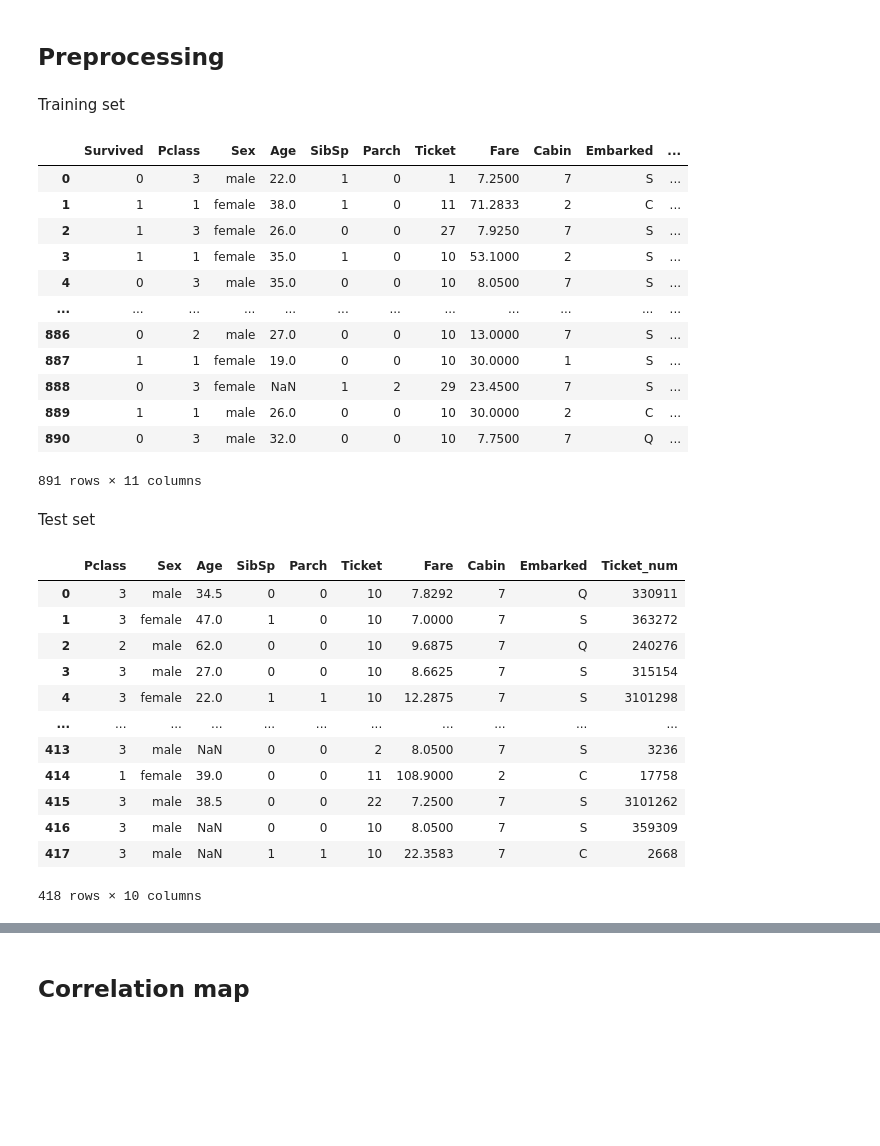
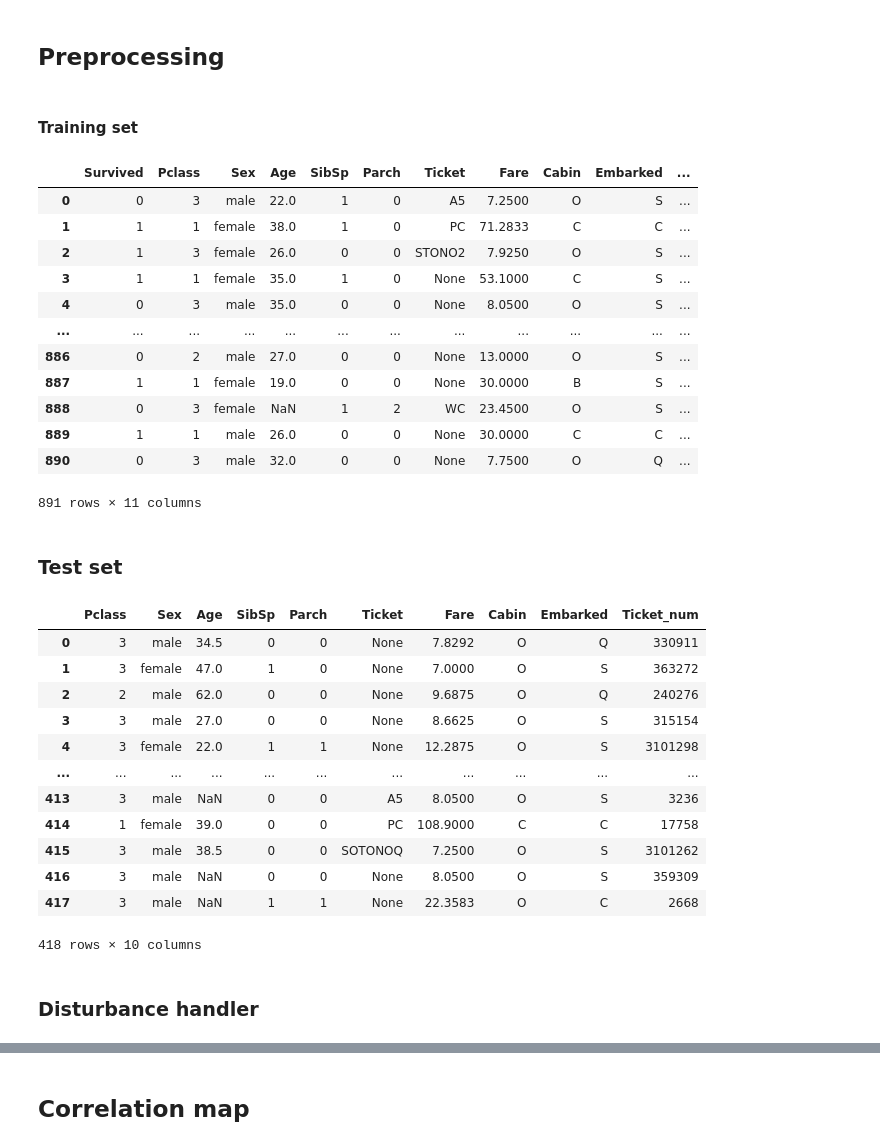
Before and after one commit to KunN-21/Titanic_Competition, a Jupyter notebook: Titannic_Competition.ipynb, the cells around one changed output, grey strips where cells are left out. Drawn from its saved outputs; the diff is of its cells as text; code cells hidden in the pictures; blank space fills up the shorter version.

```diff
--- a/Titannic_Competition.ipynb
+++ b/Titannic_Competition.ipynb
@@ -43,62 +44,59 @@ scaler = StandardScaler()
-# %% [markdown]
-Training set
+# %% [markdown]
+#### Training set
 # %%
 df_train = df_train.drop(columns= ["Name",  "PassengerId"])
 
 df_train["Cabin"] = df_train["Cabin"][:].str[0]
 df_train["Cabin"].fillna("O", inplace=True)
-df_train["Cabin"] = label_encoder.fit_transform(df_train["Cabin"])
 
 df_train = df_train.replace({"Ticket": {"LINE": "LINE 0" }})
 df_train["Ticket_num"] = df_train["Ticket"].str.split(" ").str[-1].astype(int)
 
 df_train["Ticket"] = df_train["Ticket"].str.split(" ").str[0].apply(lambda x: x if x.isnumeric() == False else "None")
 df_train["Ticket"] = df_train["Ticket"].str.replace("/", "",regex=True).str.replace(".", "",regex=True)
-df_train["Ticket"] = label_encoder.fit_transform(df_train["Ticket"])
 
 df_train
 # %% [output]
 |  | Survived | Pclass | Sex | Age | SibSp | Parch | Ticket | Fare | Cabin | Embarked | ... |
-| 0 | 0 | 3 | male | 22.0 | 1 | 0 | 1 | 7.2500 | 7 | S | ... |
-| 1 | 1 | 1 | female | 38.0 | 1 | 0 | 11 | 71.2833 | 2 | C | ... |
-| 2 | 1 | 3 | female | 26.0 | 0 | 0 | 27 | 7.9250 | 7 | S | ... |
-| 3 | 1 | 1 | female | 35.0 | 1 | 0 | 10 | 53.1000 | 2 | S | ... |
-| 4 | 0 | 3 | male | 35.0 | 0 | 0 | 10 | 8.0500 | 7 | S | ... |
+| 0 | 0 | 3 | male | 22.0 | 1 | 0 | A5 | 7.2500 | O | S | ... |
+| 1 | 1 | 1 | female | 38.0 | 1 | 0 | PC | 71.2833 | C | C | ... |
+| 2 | 1 | 3 | female | 26.0 | 0 | 0 | STONO2 | 7.9250 | O | S | ... |
+| 3 | 1 | 1 | female | 35.0 | 1 | 0 | None | 53.1000 | C | S | ... |
+| 4 | 0 | 3 | male | 35.0 | 0 | 0 | None | 8.0500 | O | S | ... |
 | ... | ... | ... | ... | ... | ... | ... | ... | ... | ... | ... | ... |
-| 886 | 0 | 2 | male | 27.0 | 0 | 0 | 10 | 13.0000 | 7 | S | ... |
-| 887 | 1 | 1 | female | 19.0 | 0 | 0 | 10 | 30.0000 | 1 | S | ... |
-| 888 | 0 | 3 | female | NaN | 1 | 2 | 29 | 23.4500 | 7 | S | ... |
-| 889 | 1 | 1 | male | 26.0 | 0 | 0 | 10 | 30.0000 | 2 | C | ... |
-| 890 | 0 | 3 | male | 32.0 | 0 | 0 | 10 | 7.7500 | 7 | Q | ... |
+| 886 | 0 | 2 | male | 27.0 | 0 | 0 | None | 13.0000 | O | S | ... |
+| 887 | 1 | 1 | female | 19.0 | 0 | 0 | None | 30.0000 | B | S | ... |
+| 888 | 0 | 3 | female | NaN | 1 | 2 | WC | 23.4500 | O | S | ... |
+| 889 | 1 | 1 | male | 26.0 | 0 | 0 | None | 30.0000 | C | C | ... |
+| 890 | 0 | 3 | male | 32.0 | 0 | 0 | None | 7.7500 | O | Q | ... |
 891 rows × 11 columns
-# %% [markdown]
-Test set
+# %% [markdown]
+### Test set
 # %%
 df_test = df_test.drop(columns= ["Name", "PassengerId"])
 df_test["Cabin"] = df_test["Cabin"][:].str[0]
 df_test["Cabin"].fillna("O", inplace=True)
-df_test["Cabin"] = label_encoder.fit_transform(df_test["Cabin"])
-
 
 df_test = df_test.replace({"Ticket": {"LINE": "LINE 0" }})
 df_test["Ticket_num"] = df_test["Ticket"].str.split(" ").str[-1].astype(int)
 
 df_test["Ticket"] = df_test["Ticket"].str.split(" ").str[0].apply(lambda x: x if x.isnumeric() == False else "None")
 df_test["Ticket"] = df_test["Ticket"].str.replace("/", "",regex=True).str.replace(".", "",regex=True)
-df_test["Ticket"] = label_encoder.fit_transform(df_test["Ticket"])
 
 df_test
 # %% [output]
 |  | Pclass | Sex | Age | SibSp | Parch | Ticket | Fare | Cabin | Embarked | Ticket_num |
-| 0 | 3 | male | 34.5 | 0 | 0 | 10 | 7.8292 | 7 | Q | 330911 |
-| 1 | 3 | female | 47.0 | 1 | 0 | 10 | 7.0000 | 7 | S | 363272 |
-| 2 | 2 | male | 62.0 | 0 | 0 | 10 | 9.6875 | 7 | Q | 240276 |
-| 3 | 3 | male | 27.0 | 0 | 0 | 10 | 8.6625 | 7 | S | 315154 |
-| 4 | 3 | female | 22.0 | 1 | 1 | 10 | 12.2875 | 7 | S | 3101298 |
+| 0 | 3 | male | 34.5 | 0 | 0 | None | 7.8292 | O | Q | 330911 |
+| 1 | 3 | female | 47.0 | 1 | 0 | None | 7.0000 | O | S | 363272 |
+| 2 | 2 | male | 62.0 | 0 | 0 | None | 9.6875 | O | Q | 240276 |
+| 3 | 3 | male | 27.0 | 0 | 0 | None | 8.6625 | O | S | 315154 |
+| 4 | 3 | female | 22.0 | 1 | 1 | None | 12.2875 | O | S | 3101298 |
 | ... | ... | ... | ... | ... | ... | ... | ... | ... | ... | ... |
-| 413 | 3 | male | NaN | 0 | 0 | 2 | 8.0500 | 7 | S | 3236 |
-| 414 | 1 | female | 39.0 | 0 | 0 | 11 | 108.9000 | 2 | C | 17758 |
-| 415 | 3 | male | 38.5 | 0 | 0 | 22 | 7.2500 | 7 | S | 3101262 |
-| 416 | 3 | male | NaN | 0 | 0 | 10 | 8.0500 | 7 | S | 359309 |
-| 417 | 3 | male | NaN | 1 | 1 | 10 | 22.3583 | 7 | C | 2668 |
+| 413 | 3 | male | NaN | 0 | 0 | A5 | 8.0500 | O | S | 3236 |
+| 414 | 1 | female | 39.0 | 0 | 0 | PC | 108.9000 | C | C | 17758 |
+| 415 | 3 | male | 38.5 | 0 | 0 | SOTONOQ | 7.2500 | O | S | 3101262 |
+| 416 | 3 | male | NaN | 0 | 0 | None | 8.0500 | O | S | 359309 |
+| 417 | 3 | male | NaN | 1 | 1 | None | 22.3583 | O | C | 2668 |
 418 rows × 10 columns
+# %% [markdown]
+### Disturbance handler
```
Also changed, not shown: parts of 70 cells of this notebook, 1 other file.
